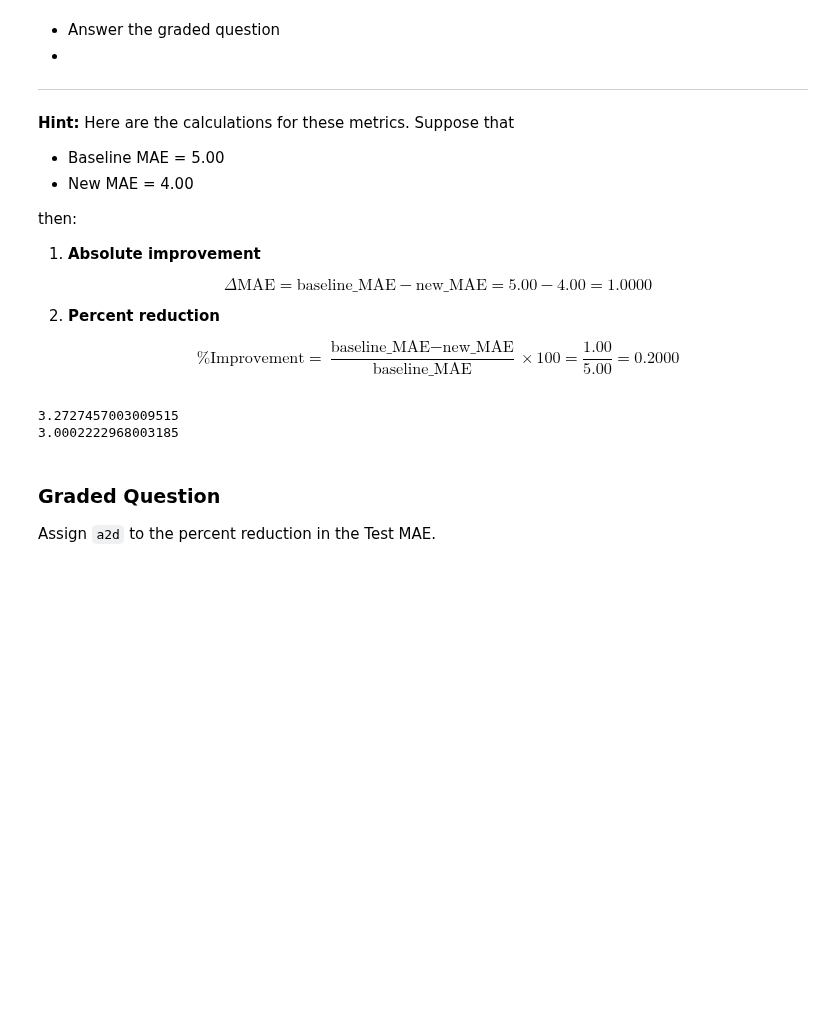
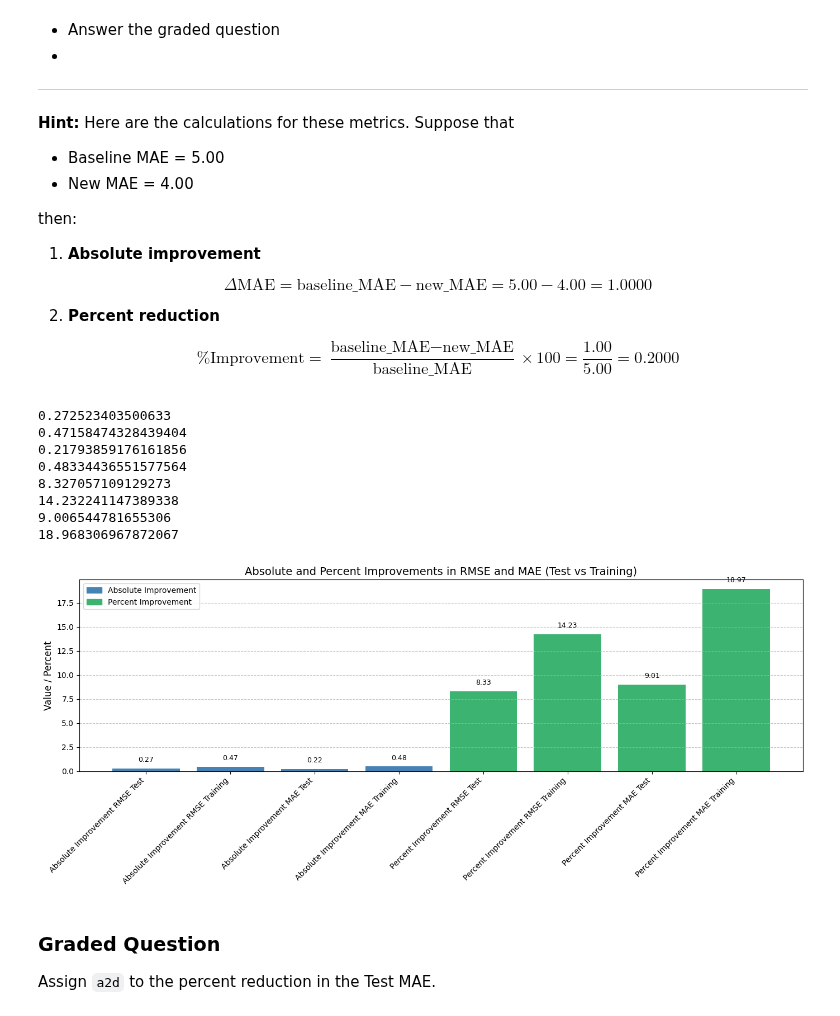
Before and after one commit to amc200092845471/Module-3-Assignments, a Jupyter notebook: Homework_03.ipynb, the cells around one changed output. Drawn from its saved outputs; the diff is of its cells as text; code cells hidden in the pictures; blank space fills up the shorter version.

```diff
--- a/Homework_03.ipynb
+++ b/Homework_03.ipynb
@@ -697,26 +697,92 @@ then:
 # %%
 # Your code here; add as many cells as you need
 
 #absolute improvement RMSE
 absImprovRMSETest = rmse_test-new_rmse_test
-print(rmse_test)
-print(new_rmse_test)
+print(absImprovRMSETest)
+#print(rmse_test)
+#print(new_rmse_test)
 absImprovRMSETraining = rmse_training-new_rmse_training
-
+print(absImprovRMSETraining)
 #absolute improvement MAE
 absImprovMAETest = test_mae-new_test_mae
 absImprovMAETraining = train_mae-new_train_mae
-
+print(absImprovMAETest)
+print(absImprovMAETraining)
 #percent Improvement RMSE
 percImprovRMSETest = (absImprovRMSETest/rmse_test)*100
+print(percImprovRMSETest)
 percImprovRMSETraining = (absImprovRMSETraining/rmse_training)*100
+print(percImprovRMSETraining)
 
 #percent Improvement MAE
 percImprovMAETest = (absImprovMAETest/test_mae)*100
+print(percImprovMAETest)
 percImprovMAETraining = (absImprovMAETraining/train_mae)*100
+print(percImprovMAETraining)
+
+#Create Bar chart
+metrics = [
+    'Absolute Improvement RMSE Test',
+    'Absolute Improvement RMSE Training',
+    'Absolute Improvement MAE Test',
+    'Absolute Improvement MAE Training',
+    'Percent Improvement RMSE Test',
+    'Percent Improvement RMSE Training',
+    'Percent Improvement MAE Test',
+    'Percent Improvement MAE Training'
+]
+values = [
+absImprovRMSETest,
+#print(rmse_test)
+#print(new_rmse_test)
+absImprovRMSETraining,
+
+#absolute improvement MAE
+absImprovMAETest,
+absImprovMAETraining,
+
+#percent Improvement RMSE
+percImprovRMSETest,
+percImprovRMSETraining,
+
+#percent Improvement MAE
+percImprovMAETest,
+percImprovMAETraining
+
+]
+
+#Bar Chart
+colors = ['steelblue'] * 4 + ['mediumseagreen'] * 4  # Absolute = blue, Percent = green
+plt.figure(figsize=(14, 6))
+bars = plt.bar(metrics, values, color=colors)
+plt.title("Absolute and Percent Improvements in RMSE and MAE (Test vs Training)", fontsize=14)
+plt.ylabel("Value / Percent", fontsize=12)
+plt.xticks(rotation=45, ha='right', fontsize=10)
+plt.grid(axis='y', linestyle='--', alpha=0.7)
+
+for bar in bars:
+    height = bar.get_height()
+    plt.text(bar.get_x() + bar.get_width()/2, height + 0.5, f'{height:.2f}', ha='center', va='bottom', fontsize=9)
+
+# Legend
+plt.legend(handles=[
+    plt.Rectangle((0, 0), 1, 1, color='steelblue', label='Absolute Improvement'),
+    plt.Rectangle((0, 0), 1, 1, color='mediumseagreen', label='Percent Improvement')
+])
+
+plt.tight_layout()
+plt.show()
 # %% [output]
-3.2727457003009515
-3.0002222968003185
+0.272523403500633
+0.47158474328439404
+0.21793859176161856
+0.48334436551577564
+8.327057109129273
+14.232241147389338
+9.006544781655306
+18.968306967872067
+[figure, added]
 # %% [markdown]
 ### Graded Question
 
```
Also changed, not shown: parts of 1 cell of this notebook.
